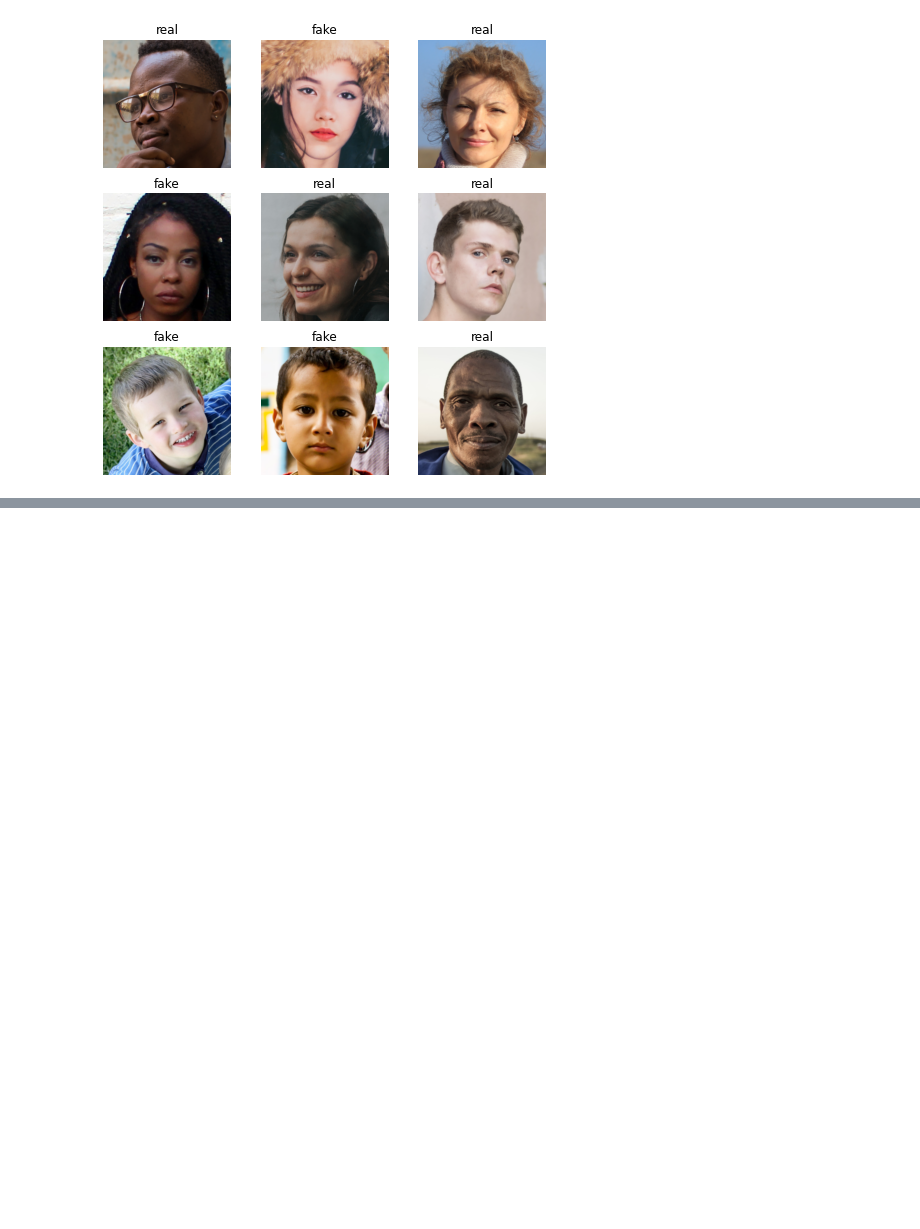
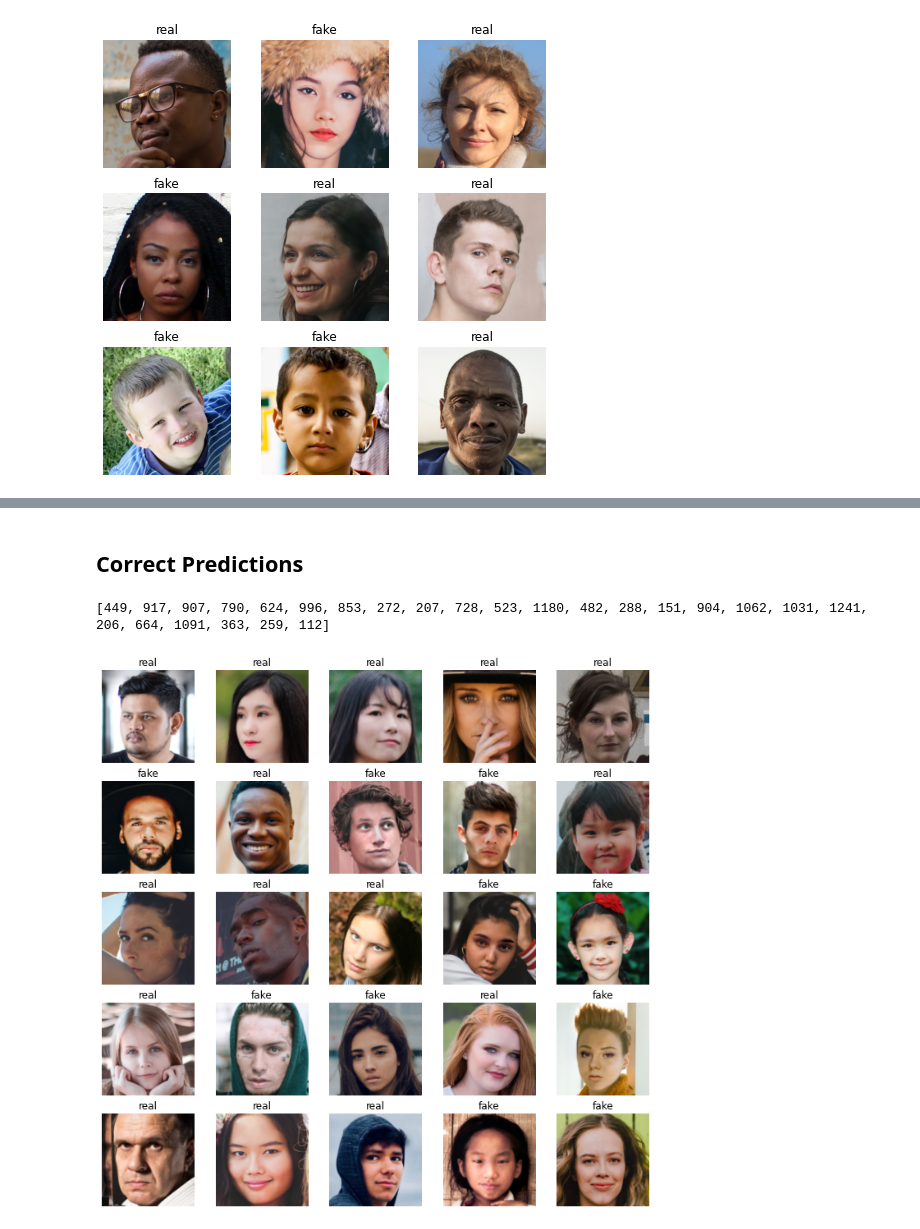
Before and after one commit to RealWinTKyaw/Computational-Data-Science, a Jupyter notebook: PyTorch_Model.ipynb, the cells around one changed output, grey strips where cells are left out. Cells and saved outputs as stored; diff of their text form; code cells hidden in the pictures; blank space fills up the shorter version.

```diff
--- a/PyTorch_Model.ipynb
+++ b/PyTorch_Model.ipynb
@@ -339,0 +271,2 @@ torch.save({'model_state_dict': model.state_dict(),
+# %%
+transformation2 = Compose([Resize((size, size)), ToTensor()])
@@ -380,0 +327,7 @@ Test loss: 0.6125, Test accuracy: 0.6649
+# %% [markdown]
+## Correct Predictions
+# %%
+visualize_data(correct_list, (12, 12), 5)
+# %% [output]
+[449, 917, 907, 790, 624, 996, 853, 272, 207, 728, 523, 1180, 482, 288, 151, 904, 1062, 1031, 1241, 206, 664, 1091, 363, 259, 112]
+[figure, added]
```
Also changed, not shown: parts of 37 cells of this notebook.
